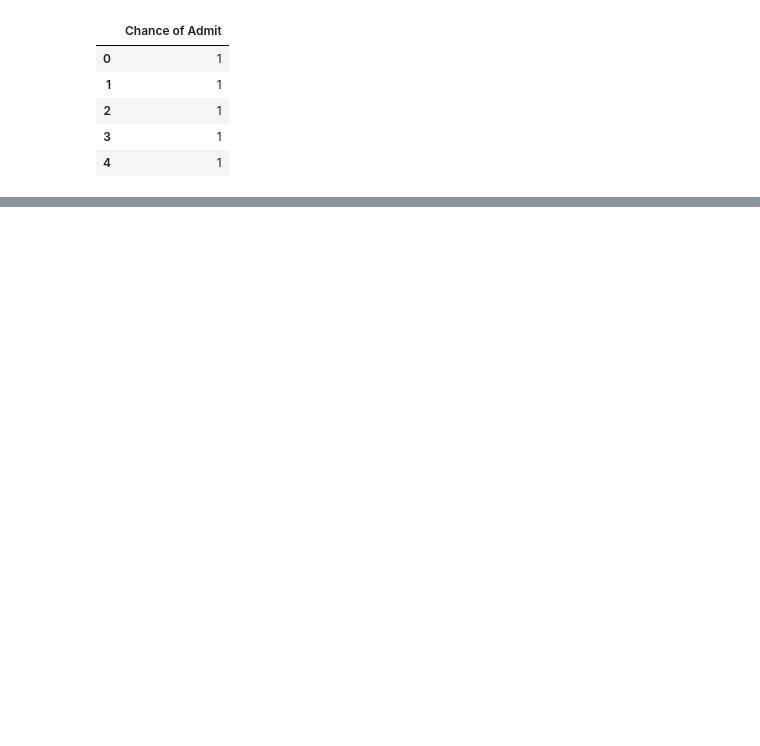
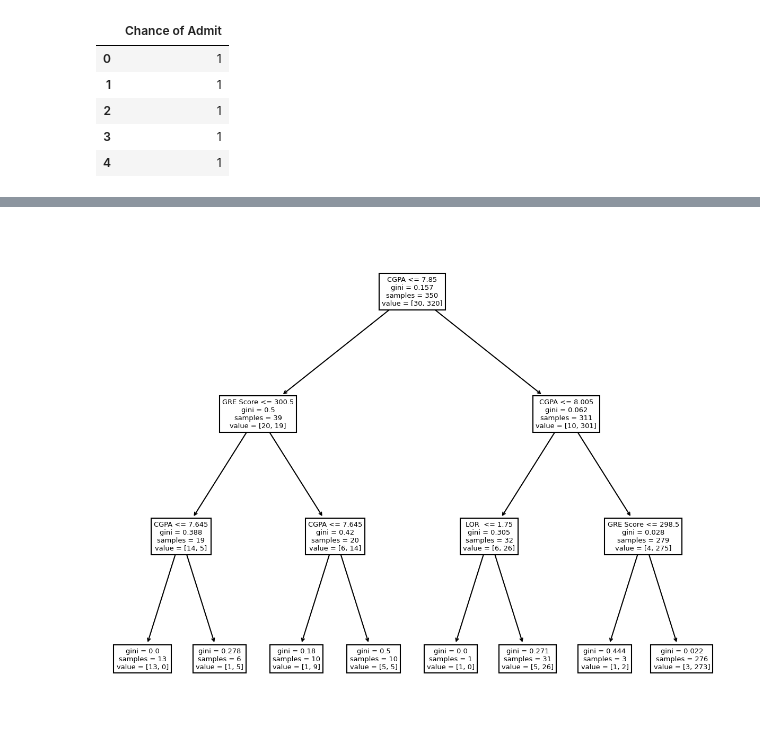
Before and after one commit to anuragsingh2207/dsba-jupyter-notebook, a Jupyter notebook: ensemble-unsupervised-machine-learning/Student_Admisssion.ipynb, the cells around one changed output, grey strips where cells are left out. Cells and saved outputs as stored; diff of their text form; code cells hidden in the pictures; blank space fills up the shorter version.

```diff
--- a/ensemble-unsupervised-machine-learning/Student_Admisssion.ipynb
+++ b/ensemble-unsupervised-machine-learning/Student_Admisssion.ipynb
@@ -127,0 +149,7 @@ y_test.head()
+# %%
+# Printing Decision Tree
+from sklearn.tree import plot_tree
+plt.figure(figsize=(10,8), dpi=150)
+plot_tree(DT_model, feature_names=X.columns);
+# %% [output]
+[figure, added]
```
Also changed, not shown: parts of 21 cells of this notebook, 1 other file.
